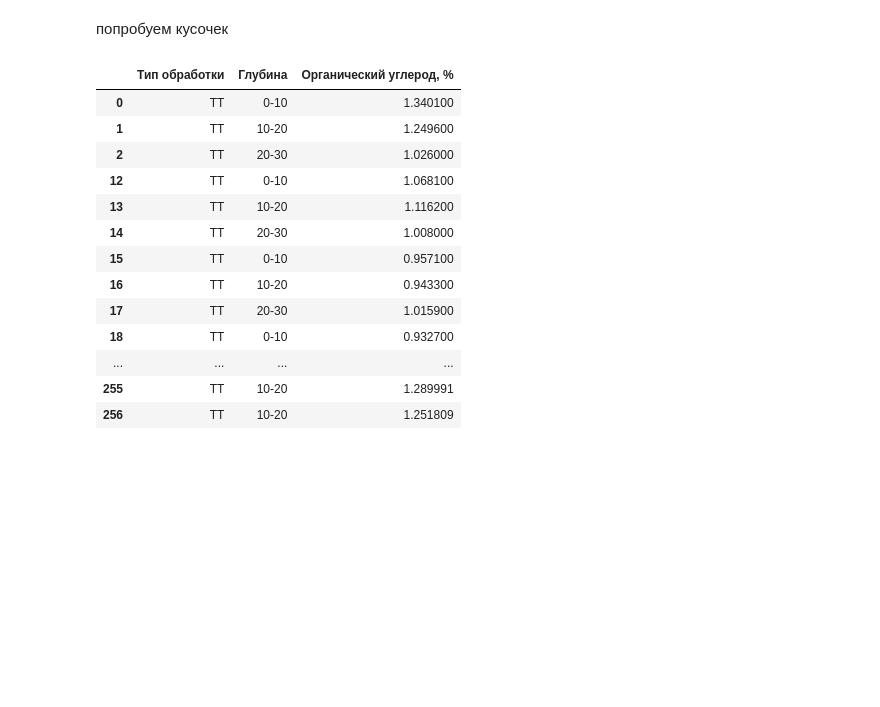
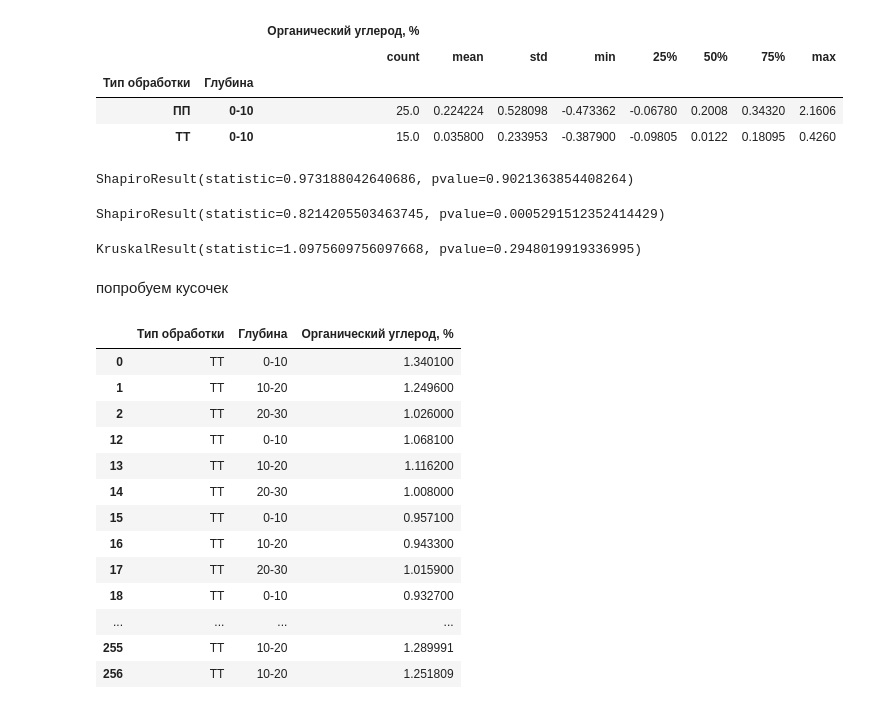
Before and after one commit to hukitoc94/total_archangelskiy, a Jupyter notebook: field_data/khitrov.ipynb, the cells around one changed output. Cells and saved outputs as stored; diff of their text form; code cells hidden in the pictures; blank space fills up the shorter version.

```diff
--- a/field_data/khitrov.ipynb
+++ b/field_data/khitrov.ipynb
@@ -41,0 +52,2 @@ agrochemistry_main
+# %%
+columns = ["Фосфор (подвижная форма), мг/кг",	"Калий (подвижная форма), млн-1"	,"Общий азот, %",	"Органический углерод, %"]
@@ -41,0 +60,4 @@ agrochemistry_main
+# %%
+diff_arr = by_points[by_points['Глубина'] == '0-10'][columns].values  - by_points[by_points['Глубина'] == '10-20'][columns].values
+# %%
+diff_df = pd.DataFrame(diff_arr, columns = columns)
@@ -41,0 +84,2 @@ agrochemistry_main
+# %%
+diff_df[["GPS №", "Тип обработки","Глубина"]] = by_points[by_points['Глубина'] == '0-10'].reset_index()[["GPS №", "Тип обработки","Глубина"]]
@@ -41,0 +106,8 @@ agrochemistry_main
+# %%
+diff_df[[ "Тип обработки","Глубина","Органический углерод, %"]].groupby(["Тип обработки",	"Глубина"]).describe()
+# %% [output]
+|  |  | Органический углерод, % |  |  |  |  |  |  |  |
+|  |  | count | mean | std | min | 25% | 50% | 75% | max |
+| Тип обработки | Глубина |  |  |  |  |  |  |  |  |
+| ПП | 0-10 | 25.0 | 0.224224 | 0.528098 | -0.473362 | -0.06780 | 0.2008 | 0.34320 | 2.1606 |
+| ТТ | 0-10 | 15.0 | 0.035800 | 0.233953 | -0.387900 | -0.09805 | 0.0122 | 0.18095 | 0.4260 |
@@ -42,3 +119,15 @@ agrochemistry_main
+# %%
+norm_test(TT)
+# %% [output]
+ShapiroResult(statistic=0.973188042640686, pvalue=0.9021363854408264)
+# %%
+norm_test(PP)
+# %% [output]
+ShapiroResult(statistic=0.8214205503463745, pvalue=0.0005291512352414429)
+# %%
+kruskal(TT,PP)
+# %% [output]
+KruskalResult(statistic=1.0975609756097668, pvalue=0.2948019919336995)
 # %% [markdown]
 попробуем кусочек
 # %%
```
Also changed, not shown: parts of 12 cells of this notebook.
